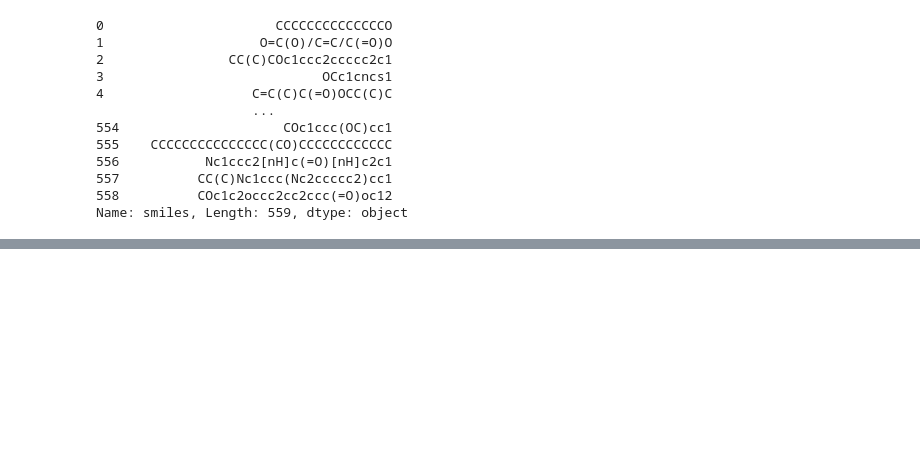
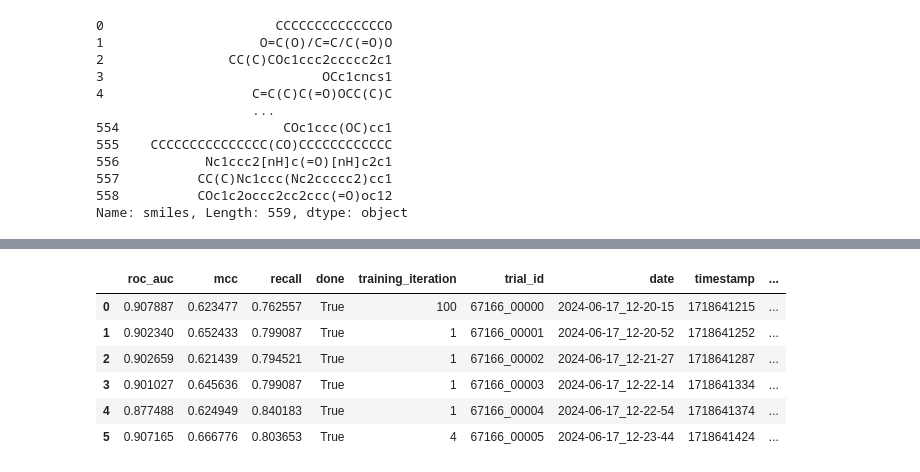
Before and after one commit to MSBT-Computational-Modeling/Biodegradation, a Jupyter notebook: mode_train.ipynb, the cells around one changed output, grey strips where cells are left out. Cells and saved outputs as stored; diff of their text form; code cells hidden in the pictures; blank space fills up the shorter version.

```diff
--- a/mode_train.ipynb
+++ b/mode_train.ipynb
@@ -197,0 +307,37 @@ sns.heatmap(cm, annot=True, fmt='d')
+# %%
+from ray import tune
+from ray.tune.schedulers import ASHAScheduler
+import deepchem as dc
+
+
+class DeepChemTrainable(tune.Trainable):
+    def setup(self, config):
+        self.config = config
+        self.model = dc.models.GraphConvModel(n_tasks=1, mode='classification',
+                                              dropout=config['dropout'],
+                                              graph_conv_layers=config['graph_conv_layers'],
+                                              dense_layer_size=config['dense_layer_size'])
+        self.model.fit(dataset, nb_epoch=config['nb_epoch'])
+
+    def step(self):
+        result = self.model.evaluate(test_dataset, [dc.metrics.Metric(dc.metrics.roc_auc_score),
+                                                    dc.metrics.Metric(dc.metrics.matthews_corrcoef),
+                                                    dc.metrics.Metric(dc.metrics.recall_score) ])
+        return {"roc_auc": result['roc_auc_score'],
+                "mcc": result['matthews_corrcoef'],
+                "recall": result['recall_score']}
+
+search_space = {
+    "nb_epoch": tune.grid_search([50]),
+    "graph_conv_layers": tune.grid_search([[64, 64], [128, 128]]),
+    "dense_layer_size": tune.grid_search([128]),
+    "dropout": tune.grid_search([0.2])
+}
+
+analysis_rerun = tune.run(
+    DeepChemTrainable,
+    resources_per_trial={"cpu": 20, "gpu": 1},
+    config=search_space,
+    scheduler=ASHAScheduler(metric="roc_auc", mode="max"),
+    num_samples=1
+)
@@ -197,0 +364,10 @@ sns.heatmap(cm, annot=True, fmt='d')
+# %%
+analysis_rerun.dataframe()
+# %% [output]
+|  | roc_auc | mcc | recall | done | training_iteration | trial_id | date | timestamp | ... |
+| 0 | 0.907887 | 0.623477 | 0.762557 | True | 100 | 67166_00000 | 2024-06-17_12-20-15 | 1718641215 | ... |
+| 1 | 0.902340 | 0.652433 | 0.799087 | True | 1 | 67166_00001 | 2024-06-17_12-20-52 | 1718641252 | ... |
+| 2 | 0.902659 | 0.621439 | 0.794521 | True | 1 | 67166_00002 | 2024-06-17_12-21-27 | 1718641287 | ... |
+| 3 | 0.901027 | 0.645636 | 0.799087 | True | 1 | 67166_00003 | 2024-06-17_12-22-14 | 1718641334 | ... |
+| 4 | 0.877488 | 0.624949 | 0.840183 | True | 1 | 67166_00004 | 2024-06-17_12-22-54 | 1718641374 | ... |
+| 5 | 0.907165 | 0.666776 | 0.803653 | True | 4 | 67166_00005 | 2024-06-17_12-23-44 | 1718641424 | ... |
```
Also changed, not shown: parts of 18 cells of this notebook, 4 other files.
